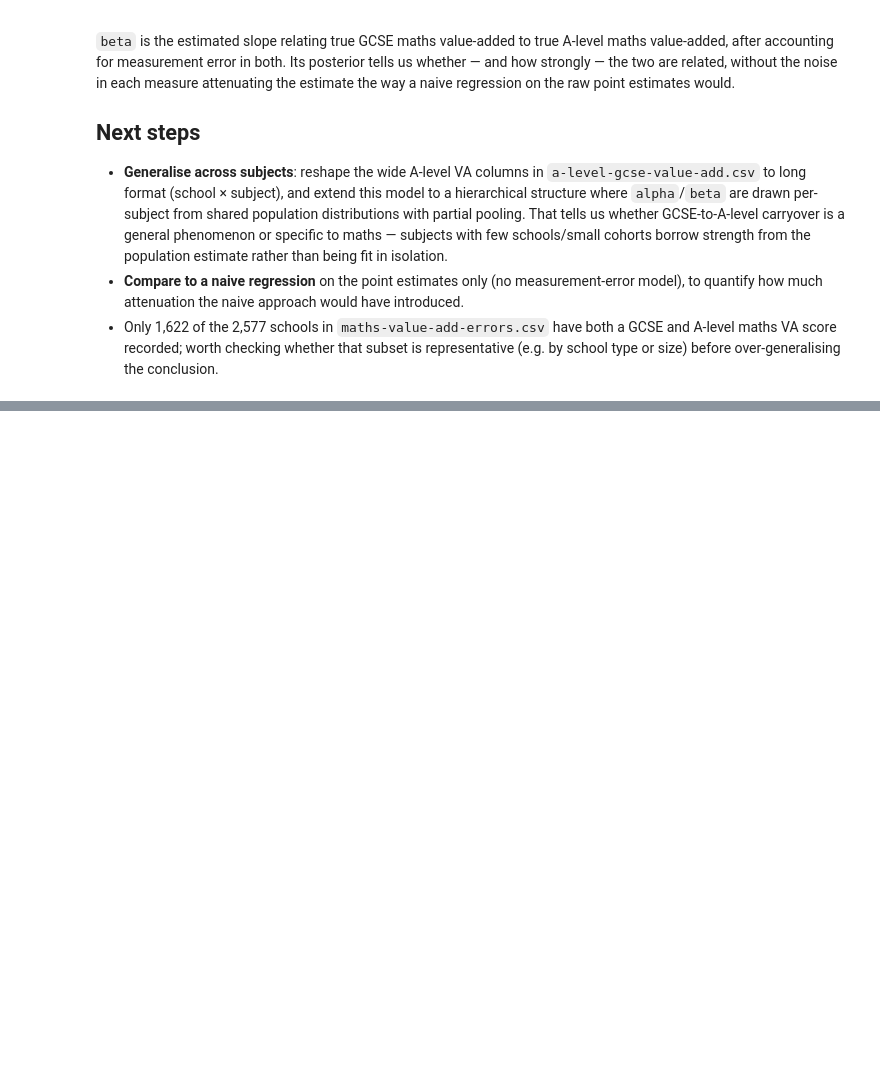
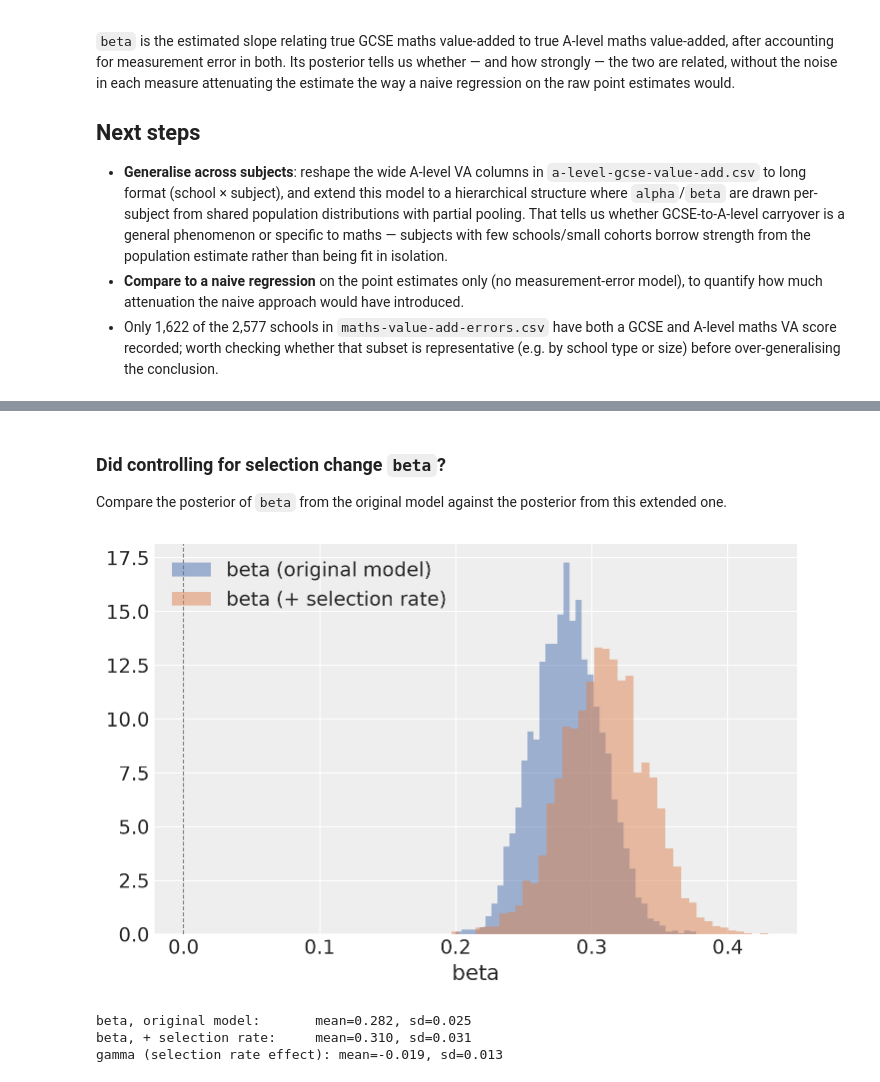
Before and after one commit to cormach/bayesian-learning, a Jupyter notebook: notebooks/a-level-gcse.ipynb, the cells around one changed output, grey strips where cells are left out. Drawn from its saved outputs; the diff is of its cells as text; code cells hidden in the pictures; blank space fills up the shorter version.

```diff
--- a/notebooks/a-level-gcse.ipynb
+++ b/notebooks/a-level-gcse.ipynb
@@ -220,0 +274,29 @@ plt.show()
+# %%
+sel_z = ((df["log_selection_rate"] - df["log_selection_rate"].mean()) / df["log_selection_rate"].std()).to_numpy()
+
+with pm.Model() as eiv_model_selection:
+    mu_x = pm.Normal("mu_x", mu=0, sigma=1)
+    tau_x = pm.HalfNormal("tau_x", sigma=1)
+    x_raw = pm.Normal("x_raw", mu=0, sigma=1, shape=n_schools)
+    x_true = pm.Deterministic("x_true", mu_x + tau_x * x_raw)
+
+    alpha = pm.Normal("alpha", mu=0, sigma=1)
+    beta = pm.Normal("beta", mu=0, sigma=1)
+    gamma = pm.Normal("gamma", mu=0, sigma=1)
+    tau_y = pm.HalfNormal("tau_y", sigma=1)
+    y_raw = pm.Normal("y_raw", mu=0, sigma=1, shape=n_schools)
+    y_true = pm.Deterministic(
+        "y_true", alpha + beta * x_true + gamma * sel_z + tau_y * y_raw
+    )
+
+    pm.Normal("gcse_obs", mu=x_true, sigma=gcse_se, observed=gcse_obs)
+    pm.Normal("alevel_obs", mu=y_true, sigma=alevel_se, observed=alevel_obs)
+
+with eiv_model_selection:
+    idata_selection = pm.sample(
+        draws=1000, tune=2000, chains=4, target_accept=0.99,
+        random_seed=RANDOM_SEED,
+    )
+    ppc_selection = pm.sample_posterior_predictive(idata_selection, random_seed=RANDOM_SEED)
+
+idata_selection.update(ppc_selection)
@@ -220,0 +324,25 @@ plt.show()
+# %% [markdown]
+### Did controlling for selection change `beta`?
+
+Compare the posterior of `beta` from the original model against the posterior from this extended one.
+# %%
+beta_original = idata.posterior["beta"].to_numpy().ravel()
+beta_selection = idata_selection.posterior["beta"].to_numpy().ravel()
+gamma_selection = idata_selection.posterior["gamma"].to_numpy().ravel()
+
+fig, ax = plt.subplots(figsize=(7, 4.5))
+ax.hist(beta_original, bins=40, density=True, alpha=0.5, color="#4C72B0", label="beta (original model)")
+ax.hist(beta_selection, bins=40, density=True, alpha=0.5, color="#DD8452", label="beta (+ selection rate)")
+ax.axvline(0, color="grey", linewidth=0.8, linestyle="--")
+ax.set_xlabel("beta")
+ax.legend()
+plt.show()
+
+print(f"beta, original model:       mean={beta_original.mean():.3f}, sd={beta_original.std():.3f}")
+print(f"beta, + selection rate:     mean={beta_selection.mean():.3f}, sd={beta_selection.std():.3f}")
+print(f"gamma (selection rate effect): mean={gamma_selection.mean():.3f}, sd={gamma_selection.std():.3f}")
+# %% [output]
+[figure, added]
+beta, original model:       mean=0.282, sd=0.025
+beta, + selection rate:     mean=0.310, sd=0.031
+gamma (selection rate effect): mean=-0.019, sd=0.013
```
Also changed, not shown: parts of 27 cells of this notebook, 1 other file.
